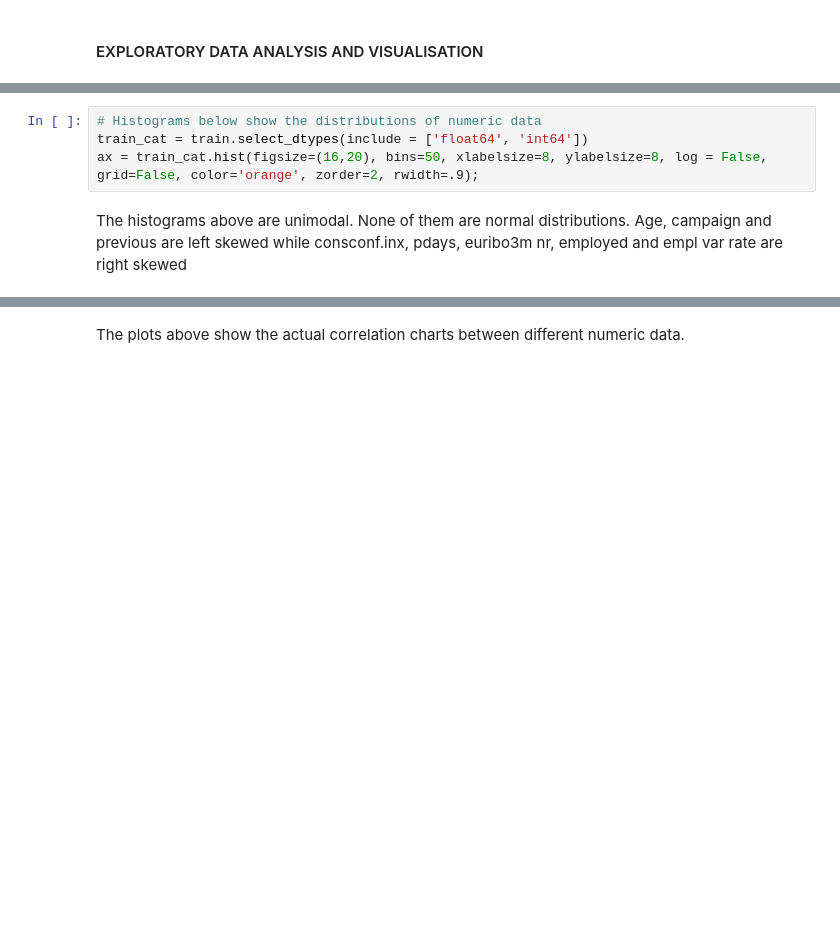
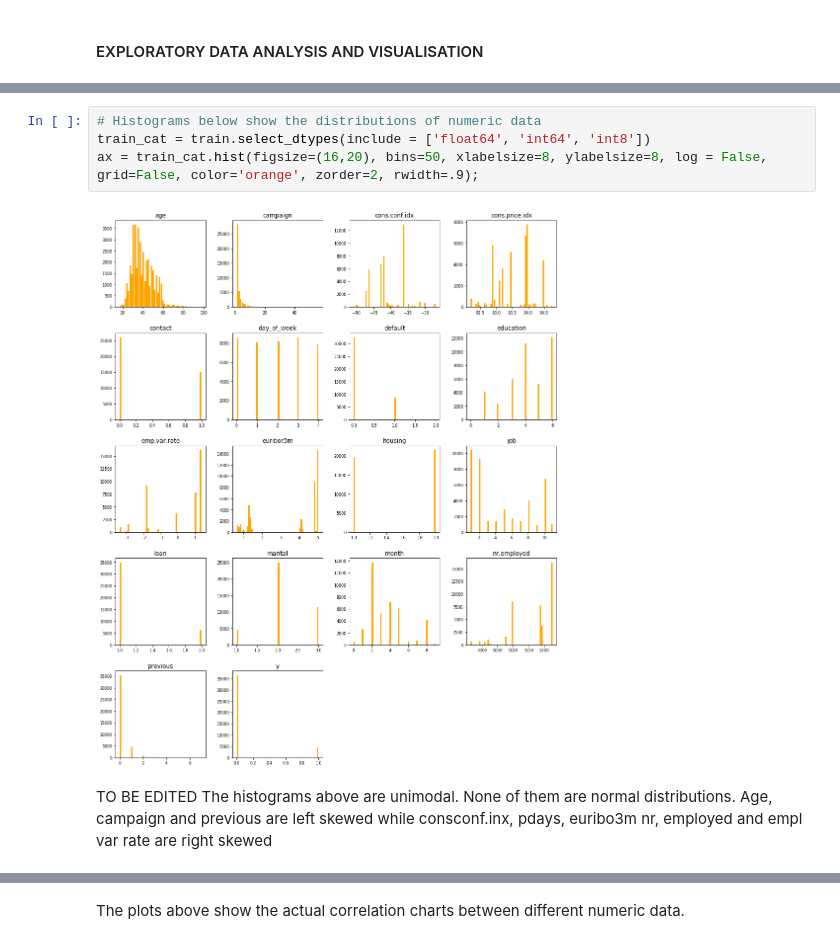
Before and after one commit to Dataforreal/springboard, a Jupyter notebook: Capstone_1/Capstone_Project_1.ipynb, the cells around one changed output, grey strips where cells are left out. Saved outputs shown, nothing was run; the diff lists cells and outputs as text; blank space fills up the shorter version.

```diff
--- a/Capstone_1/Capstone_Project_1.ipynb
+++ b/Capstone_1/Capstone_Project_1.ipynb
@@ -596,7 +663,10 @@ plt.show()
 # %%
 # Histograms below show the distributions of numeric data
-train_cat = train.select_dtypes(include = ['float64', 'int64'])
+train_cat = train.select_dtypes(include = ['float64', 'int64', 'int8'])
 ax = train_cat.hist(figsize=(16,20), bins=50, xlabelsize=8, ylabelsize=8, log = False, grid=False, color='orange', zorder=2, rwidth=.9);
+# %% [output]
+[figure, added]
 # %% [markdown]
+TO BE EDITED
 The histograms above are unimodal. None of them are normal distributions. Age, campaign and previous are left skewed while consconf.inx, pdays, euribo3m nr, employed and empl var rate are right skewed
 # %%
```
Also changed, not shown: parts of 17 cells of this notebook.
